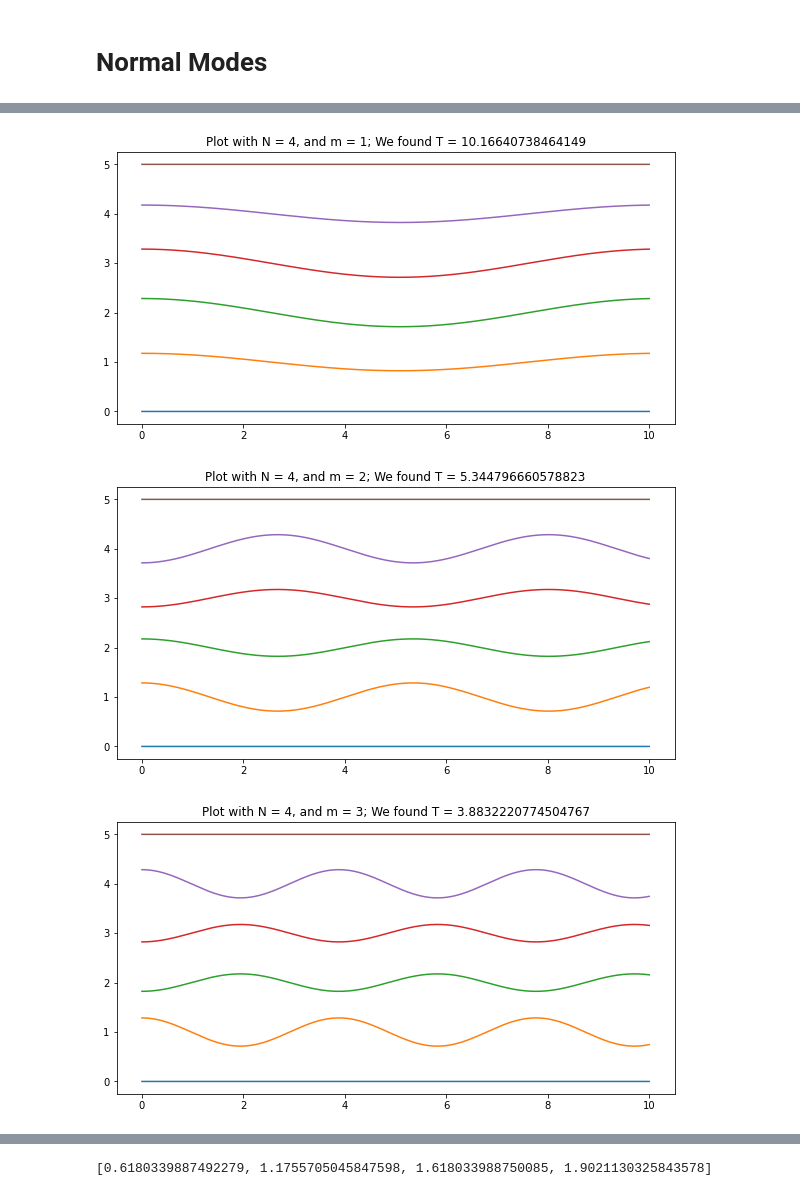
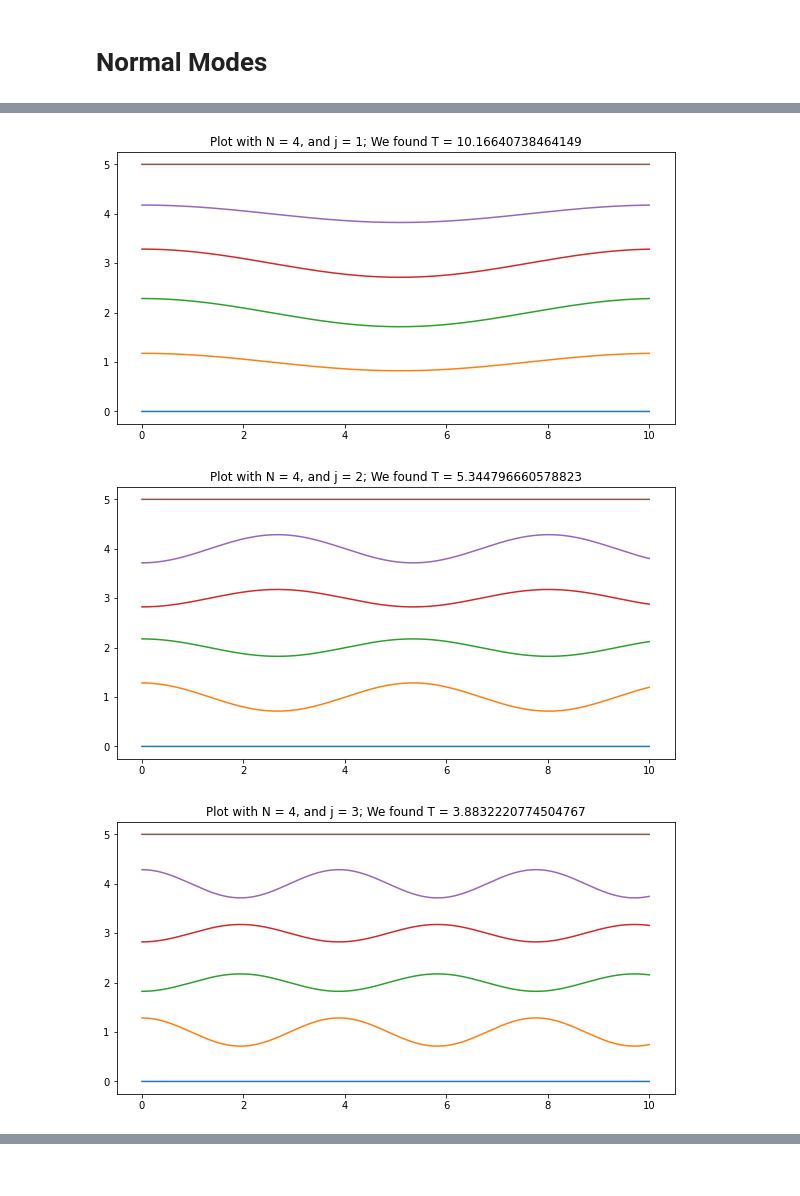
Before and after one commit to project-ida/phonons, a Jupyter notebook: string.ipynb, the cells around one changed output, grey strips where cells are left out. Saved outputs shown, nothing was run; the diff lists cells and outputs as text; code cells hidden in the pictures.

```diff
--- a/string.ipynb
+++ b/string.ipynb
@@ -118,17 +85,23 @@ class object:
 # %%
 class spring:
     def __init__(self, k, object1, object2, rest_length = 0, periodic = False, boundary = 0):
+        #Initialize the parameters of the spring
         self.k = k
         self.obj1 = object1
         self.obj2 = object2
         self.rest = rest_length
         self.energy = 0
+
+        #If the spring is the spring in the periodic boundary that loops around, self.periodic is true, and
+        #self.boundary is how much that is looped
         self.periodic = periodic
         self.boundary = boundary
 
     def spring_force(self):
-        x1 = self.obj1.get_x()
-        x2 = self.obj2.get_x()
+        #Calculate the magnitude of the spring force based on the position of the attached masses and the
+        #parameters of the spring. Then add that force to the list of forces for each object
+        x1 = self.obj1.position
+        x2 = self.obj2.position
         if self.periodic:
             if x2 > x1:
                 x2 += -self.boundary
@@ -166,7 +145,9 @@ iters = 100000
 N = 9
 dt = end_time/iters
 l = 1
-gamma = 0.1
+gamma = 0
+mass = 5
+k = 5
 objects = []
 springs = []
 wall_boundaries = False
@@ -174,21 +155,21 @@ periodic = False
 if wall_boundaries:
     objects.append(object(x0 = 0, wall = True))
     for n in range(N):
-        objects.append(object(mass = 5, x0 = l*(n + 1), dt = dt))
+        objects.append(object(mass = mass, x0 = l*(n + 1), dt = dt))
     objects.append(object(x0 = l*(N + 1), wall = True))
     for m in range(N+1):
-        springs.append(spring(5, objects[m], objects[m+1], rest_length = l))
+        springs.append(spring(k, objects[m], objects[m+1], rest_length = l))
 
 elif periodic:
     for n in range(N):
-        objects.append(object(5, x0 = l*n, dt = dt))
+        objects.append(object(mass = mass, x0 = l*n, dt = dt))
     for m in range(N-1):
-        springs.append(spring(5,objects[m], objects[m+1],rest_length = l))
-    springs.append(spring(5, objects[N-1], objects[0], rest_length = l, periodic = True, boundary = l*N))
+        springs.append(spring(k,objects[m], objects[m+1],rest_length = l))
+    springs.append(spring(k, objects[N-1], objects[0], rest_length = l, periodic = True, boundary = l*N))
 
 else:
     for n in range(N):
-        objects.append(object(5, x0 = l*n, dt = dt))
+        objects.append(object(mass = mass, x0 = l*n, dt = dt))
     for m in range(N-1):
-        springs.append(spring(5,objects[m],objects[m+1],rest_length = l))
+        springs.append(spring(k,objects[m],objects[m+1],rest_length = l))
 # %% [markdown]
@@ -356,49 +360,40 @@ else:
         springs.append(spring(5,objects[m],objects[m+1],rest_length = l))
 # %%
 omegas = []
-for m in range(1, N + 1):
-    lmbda = 2*(N+1)*l/m
+for j in range(1, N + 1):
+    lmbda = 2*(N+1)*l/j
     for obj in objects:
         obj.reset()
     n = 0
     for obj in objects:
         deltax = 0.3*np.sin(2*np.pi/lmbda*n*l)
         n += 1
         obj.displace(deltax, 0)
 
     count = 0
     omega_sum = 0
     time = []
     for i in range(iters):
         time.append(i*dt)
         for s in springs:
             s.spring_force()
         for obj in objects:
     #        damping(obj, gamma)
             obj.Newton()
             if not (obj.position - obj.xstart) == 0:
                 omega_sum += -obj.acceleration/(obj.position - obj.xstart)
                 count += 1
             obj.timestep()
     omega_avg = np.sqrt(omega_sum/count)
     omegas.append(omega_avg)
     period = 2*np.pi/omega_avg
     plt.figure(figsize = (10,5))
     for obj in objects:
         plt.plot(time, obj.xhistory)
-    title = "Plot with N = " + str(N) + ", and m = " + str(m) + "; We found T = " + str(period)
+    title = "Plot with N = " + str(N) + ", and j = " + str(j) + "; We found T = " + str(period)
     plt.title(title)
     plt.show()
-
-plt.figure(figsize = (10,5))
-plt.title("Measured Against Predicted Angular Frequency from the Dispersion Relationship")
-plt.scatter(range(1, N+1), omegas)
-print(omegas)
-i = np.arange(1, N, 0.01)
-omega = np.sqrt(2*k/mass*(1 - np.cos(np.pi*i/((N+1)))))
-plt.plot(i, omega)
-plt.show()
 # %% [output]
-[figure, old version]
+[figure, new version]
-[figure, old version]
+[figure, new version]
-[figure, old version]
+[figure, new version]
@@ -406 +400,0 @@ plt.show()
-[0.6180339887492279, 1.1755705045847598, 1.618033988750085, 1.9021130325843578]
```
Also changed, not shown: parts of 55 cells of this notebook.
